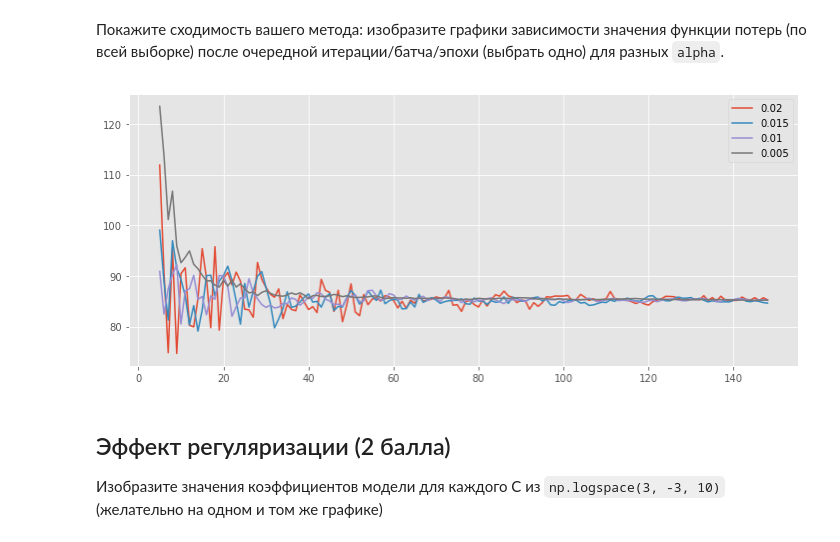
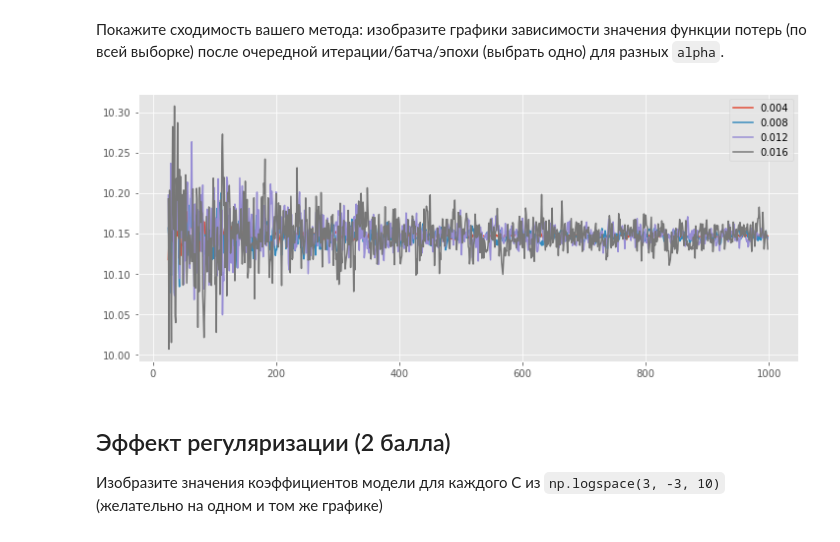
Before and after one commit to vladimirbelyaev/DM_sphere, a Jupyter notebook: hw4-lin-model/belyaev_hw4-lin-models.ipynb, the cells around one changed output. Saved outputs shown, nothing was run; the diff lists cells and outputs as text; code cells hidden in the pictures.

```diff
--- a/hw4-lin-model/belyaev_hw4-lin-models.ipynb
+++ b/hw4-lin-model/belyaev_hw4-lin-models.ipynb
@@ -243,15 +245,0 @@ test
-# %%
-my_clf = MySGDClassifier(C=1, max_epoch=100, alpha=0.01, n_batch=100)
-my_clf.fit(X_train, y_train)
-y_pred = my_clf.predict(X_test)
-
-y_ = 1 - my_clf.predict(xy)
-y_ = y_.reshape(xx.shape)
-
-
-plt.contourf(xx, yy, y_, alpha = 0.3)
-
-plt.scatter(X_train[:,0], X_train[:,1], c=y_train)
-plt.show()
-from sklearn.metrics import accuracy_score
-print accuracy_score(y_test, y_pred)
@@ -287,17 +257,15 @@ X, y = make_classification(n_samples=100000, n_features=10,
 # %% [markdown]
 Покажите сходимость вашего метода: изобразите графики зависимости значения функции потерь (по всей выборке) после очередной итерации/батча/эпохи (выбрать одно) для разных `alpha`.
 # %%
-Alpha = [0.02, 0.015, 0.01, 0.005]
-for alpha in Alpha:
-
-    my_clf = MySGDClassifier(C=1, max_epoch=150, alpha=alpha, n_batch=30)
+alpha_lst = np.arange(1,5) * 0.004
+for alpha_ in tqdm(alpha_lst):
+    my_clf = MySGDClassifier(C=1, max_epoch = 1000, alpha = alpha_, n_batch = 500)
     my_clf.fit(X, y)
-    Loss = my_clf.log_loss_
-    plt.plot(range(5,len(Loss)), Loss[5:])
-    plt.legend(Alpha)
-## Your Code Here
+    log_loss = my_clf.log_loss_
+    plt.plot(range(25,len(log_loss)), log_loss[25:])
+    plt.legend(alpha_lst)
 # %% [output]
-[figure, old version]
+[figure, new version]
 # %% [markdown]
 ## Эффект регуляризации (2 балла)
 
```
Also changed, not shown: parts of 15 cells of this notebook.
